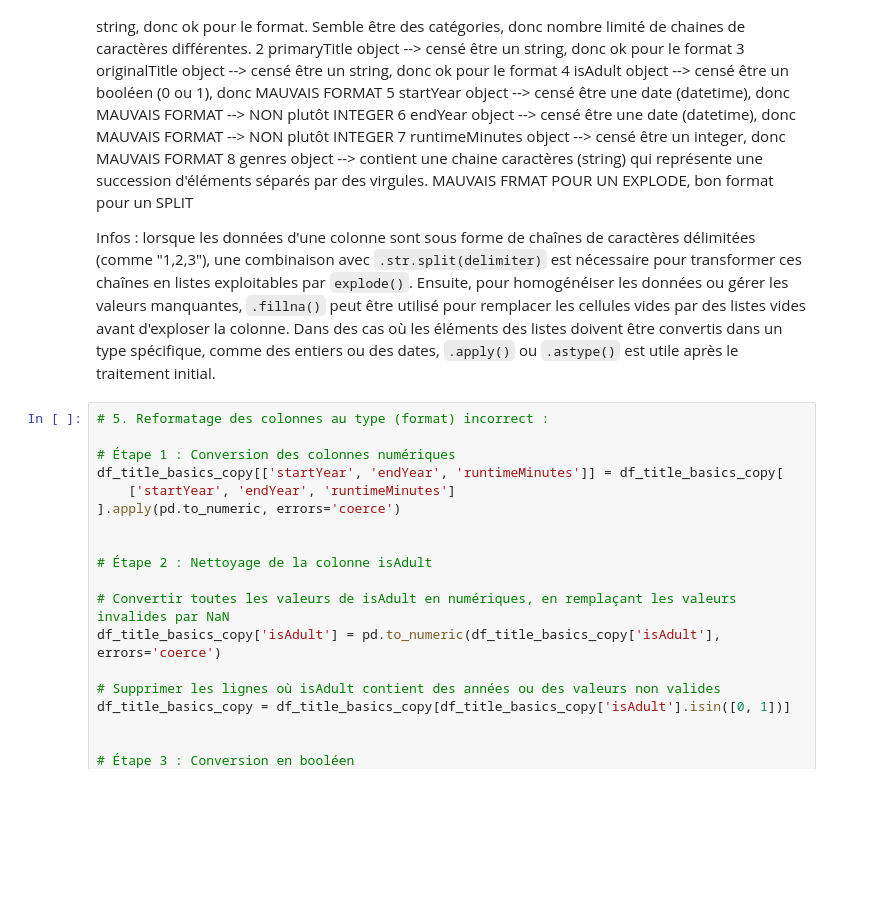
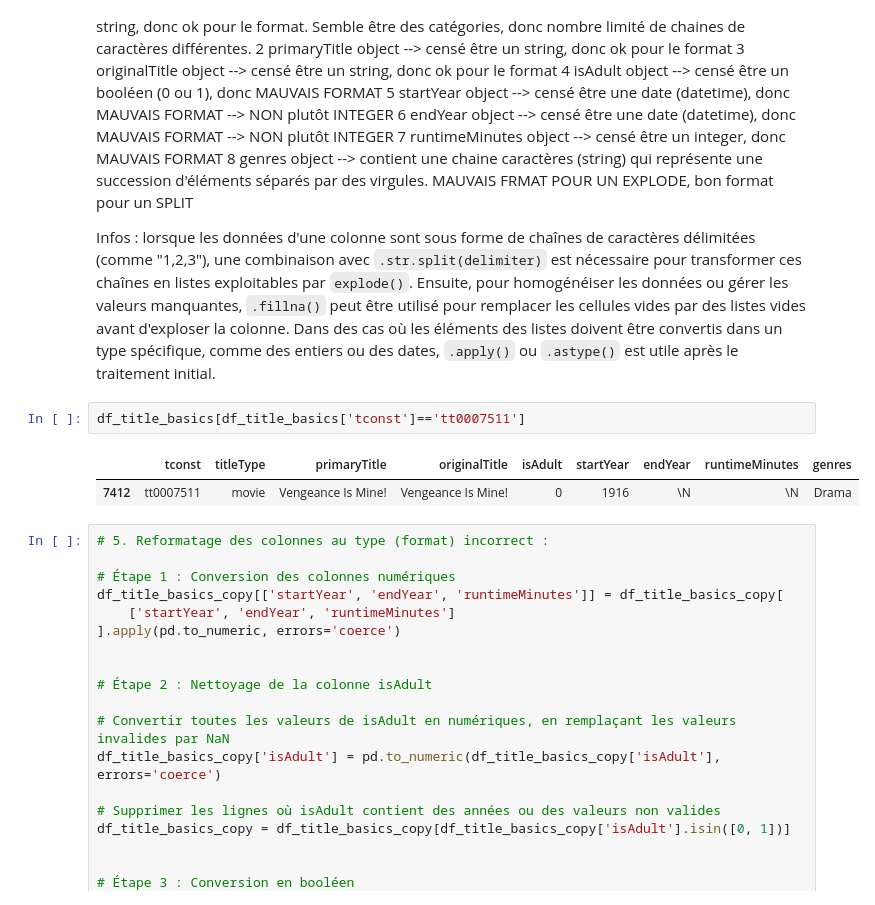
Before and after one commit to jpvt-data/AlgoCinema, a Jupyter notebook: exploration/exploration_title_basics.ipynb, the cells around one changed output. Saved outputs shown, nothing was run; the diff lists cells and outputs as text; blank space fills up the shorter version.

Commit message:
maj script explore title_basics

```diff
--- a/exploration/exploration_title_basics.ipynb
+++ b/exploration/exploration_title_basics.ipynb
@@ -145,6 +145,11 @@ Name: count, dtype: int64
  8   genres          object --> contient une chaine caractères (string) qui représente une succession d'éléments séparés par des virgules. MAUVAIS FRMAT POUR UN EXPLODE, bon format pour un SPLIT
 
  Infos : lorsque les données d'une colonne sont sous forme de chaînes de caractères délimitées (comme "1,2,3"), une combinaison avec `.str.split(delimiter)` est nécessaire pour transformer ces chaînes en listes exploitables par `explode()`. Ensuite, pour homogénéiser les données ou gérer les valeurs manquantes, `.fillna()` peut être utilisé pour remplacer les cellules vides par des listes vides avant d'exploser la colonne. Dans des cas où les éléments des listes doivent être convertis dans un type spécifique, comme des entiers ou des dates, `.apply()` ou `.astype()` est utile après le traitement initial.
+# %%
+df_title_basics[df_title_basics['tconst']=='tt0007511']
+# %% [output]
+|  | tconst | titleType | primaryTitle | originalTitle | isAdult | startYear | endYear | runtimeMinutes | genres |
+| 7412 | tt0007511 | movie | Vengeance Is Mine! | Vengeance Is Mine! | 0 | 1916 | \N | \N | Drama |
 # %%
 # 5. Reformatage des colonnes au type (format) incorrect :
 
```
Also changed, not shown: parts of 1 cell of this notebook.
